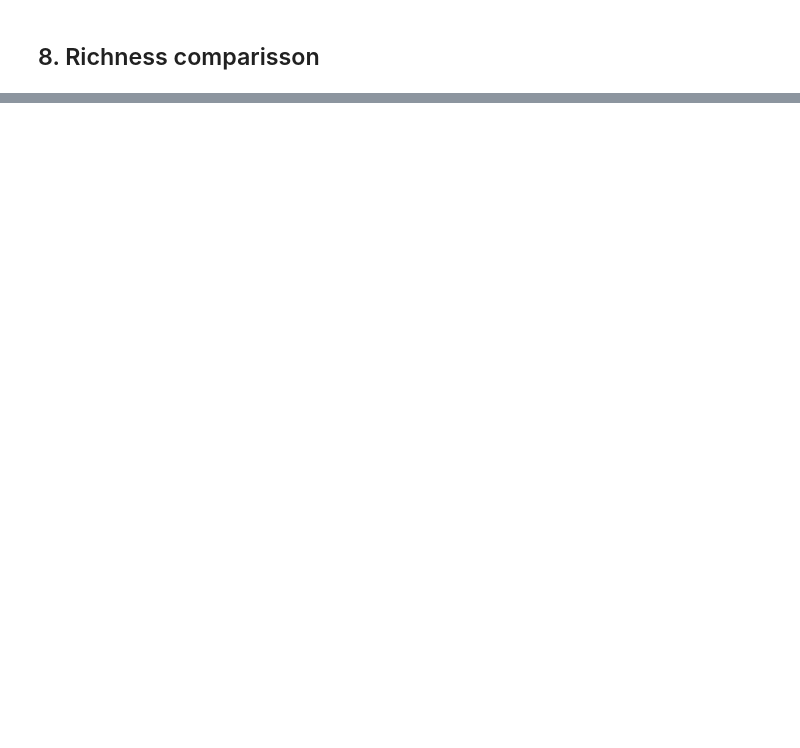
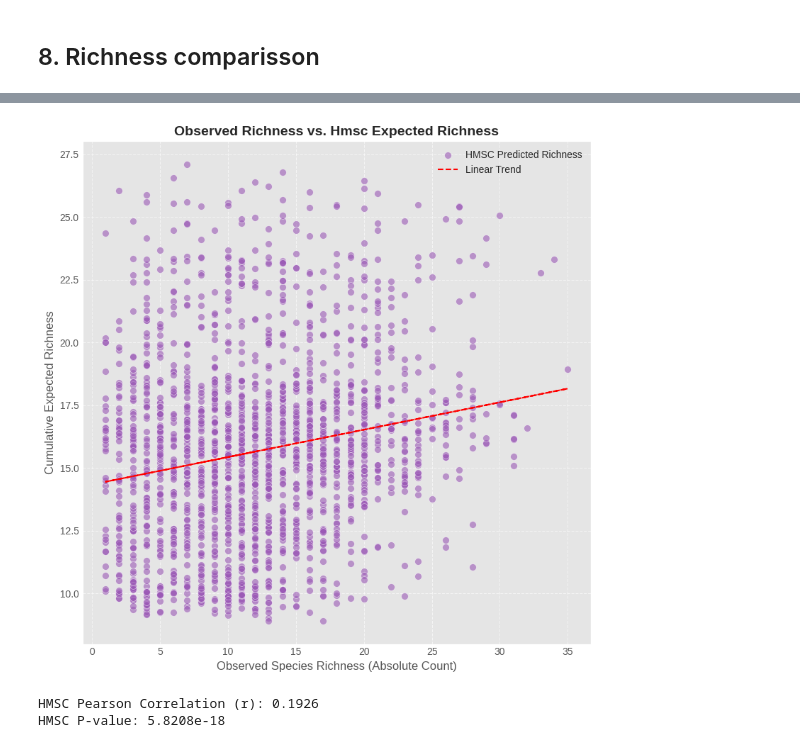
Before and after one commit to cmunozr/2026_I_AI_GU, a Jupyter notebook: Project/deepmaxent.ipynb, the cells around one changed output, grey strips where cells are left out. Drawn from its saved outputs; the diff is of its cells as text; code cells hidden in the pictures; blank space fills up the shorter version.

```diff
--- a/Project/deepmaxent.ipynb
+++ b/Project/deepmaxent.ipynb
@@ -1661,2 +1660,51 @@ print(f"P-value: {p_value:.4e}")
 Pearson Correlation (r): 0.1487
 P-value: 3.0727e-11
+# %%
+import pandas as pd
+import numpy as np
+import matplotlib.pyplot as plt
+from scipy.stats import pearsonr
+
+# Load the HMSC richness data
+hmsc_richness_df = pd.read_csv('/content/2026_I_AI_GU/Project/data/hmsc_richness_df.csv')
+
+# Extract Observed and Predicted richness for HMSC
+observed_richness_hmsc = hmsc_richness_df['Observed'].values
+predicted_richness_hmsc = hmsc_richness_df['Predicted'].values
+
+# Create the Scatter Plot for HMSC
+plt.figure(figsize=(8, 8))
+
+# Plot Observed (X) vs Predicted (Y) for HMSC
+plt.scatter(
+    observed_richness_hmsc,
+    predicted_richness_hmsc,
+    alpha=0.6,
+    color='#9b59b6',  # Specified color for HMSC
+    edgecolor='white',
+    s=50,
+    label='HMSC Predicted Richness'
+)
+
+# Calculate the trendline (line of best fit)
+m_hmsc, b_hmsc = np.polyfit(observed_richness_hmsc, predicted_richness_hmsc, 1)
+plt.plot(observed_richness_hmsc, m_hmsc * observed_richness_hmsc + b_hmsc,
+         color='red', linestyle='--', label='Linear Trend')
+
+plt.xlabel('Observed Species Richness (Absolute Count)', fontsize=12)
+plt.ylabel('Cumulative Expected Richness', fontsize=12)
+plt.title('Observed Richness vs. Hmsc Expected Richness', fontsize=14, fontweight='bold')
+plt.grid(True, linestyle='--', alpha=0.6)
+plt.legend()
+plt.tight_layout()
+plt.show()
+
+# Calculate Pearson Correlation for HMSC
+correlation_hmsc, p_value_hmsc = pearsonr(observed_richness_hmsc, predicted_richness_hmsc)
+
+print(f"\nHMSC Pearson Correlation (r): {correlation_hmsc:.4f}")
+print(f"HMSC P-value: {p_value_hmsc:.4e}")
+# %% [output]
+[figure, added]
+HMSC Pearson Correlation (r): 0.1926
+HMSC P-value: 5.8208e-18
```
Also changed, not shown: parts of 7 cells of this notebook.
